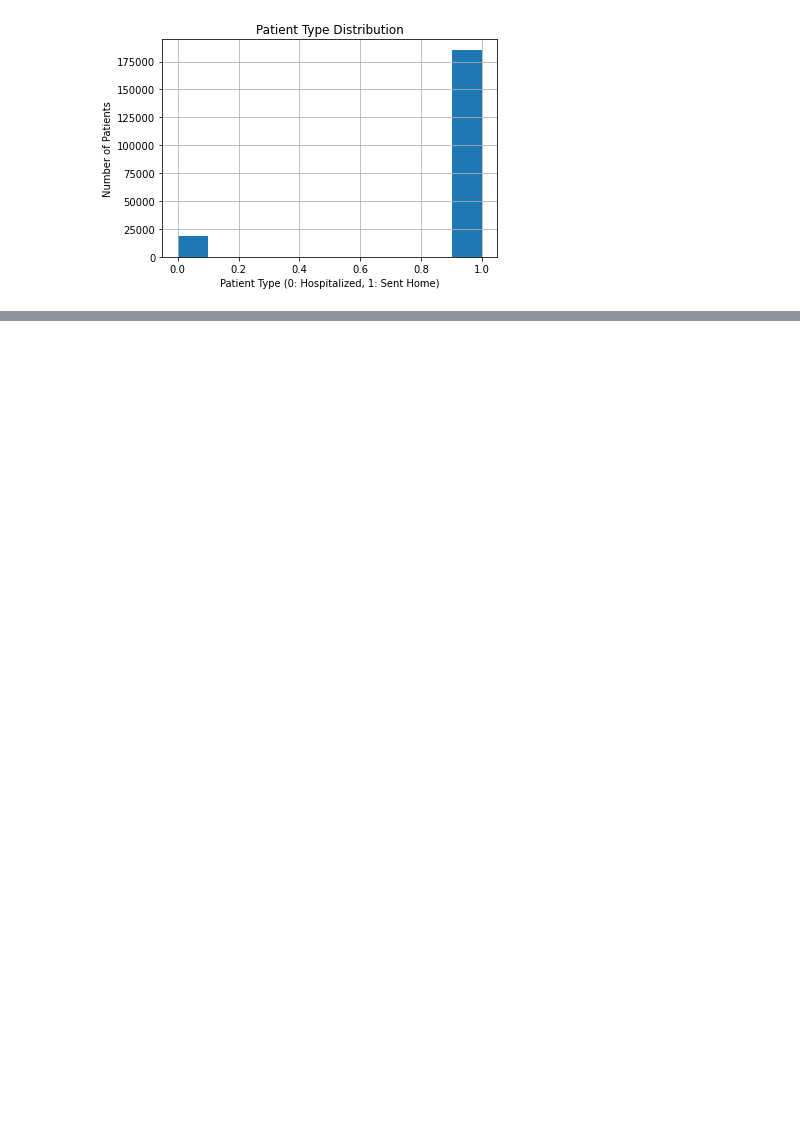
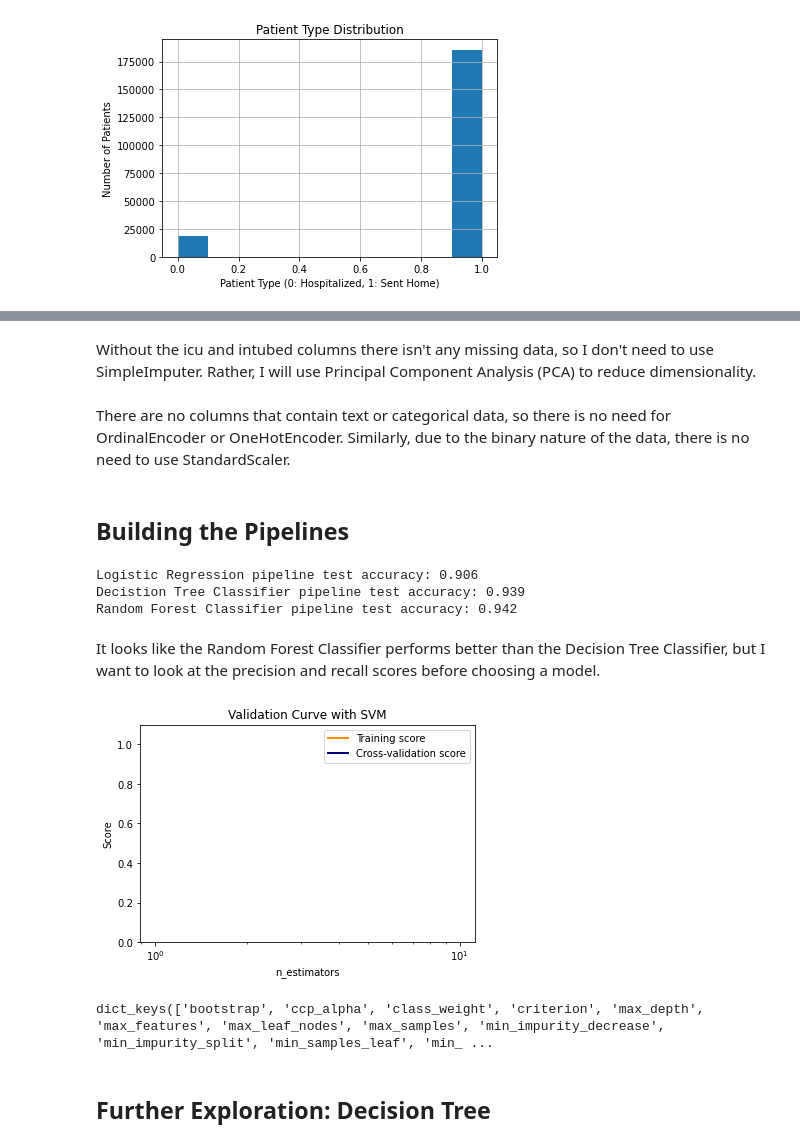
Before and after one commit to MelissaMullenUNH/Melissa-COMP740, a Jupyter notebook: project/project.ipynb, the cells around one changed output, grey strips where cells are left out. Drawn from its saved outputs; the diff is of its cells as text; code cells hidden in the pictures; blank space fills up the shorter version.

```diff
--- a/project/project.ipynb
+++ b/project/project.ipynb
@@ -208,3 +192,0 @@ imputer = SimpleImputer(strategy="median")
-# %%
-imputer.fit(df)
-imputer.statistics_
@@ -260,0 +199,3 @@ There are no columns that contain text or categorical data, so there is no need
+# %%
+df.drop(columns = ['icu', 'intubed'], inplace=True)
+df.columns
@@ -260,0 +231,2 @@ There are no columns that contain text or categorical data, so there is no need
+# %% [markdown]
+Without the icu and intubed columns there isn't any missing data, so I don't need to use SimpleImputer. Rather, I will use Principal Component Analysis (PCA) to reduce dimensionality.
@@ -260,0 +251,4 @@ There are no columns that contain text or categorical data, so there is no need
+# %% [markdown]
+There are no columns that contain text or categorical data, so there is no need for OrdinalEncoder or OneHotEncoder. Similarly, due to the binary nature of the data, there is no need to use StandardScaler.
+# %% [markdown]
+## Building the Pipelines
@@ -260,0 +287,16 @@ There are no columns that contain text or categorical data, so there is no need
+# %%
+pipelines = [lr_pipeline, tree_pipeline, rf_pipeline]
+
+pipe_dict = {0: 'Logistic Regression', 1: 'Decistion Tree Classifier', 2: 'Random Forest Classifier'}
+# %%
+for pipe in pipelines:
+	pipe.fit(train_data, train_labels)
+
+for idx, val in enumerate(pipelines):
+	print('%s pipeline test accuracy: %.3f' % (pipe_dict[idx], val.score(test_data, test_labels)))
+# %% [output]
+Logistic Regression pipeline test accuracy: 0.906
+Decistion Tree Classifier pipeline test accuracy: 0.939
+Random Forest Classifier pipeline test accuracy: 0.942
+# %% [markdown]
+It looks like the Random Forest Classifier performs better than the Decision Tree Classifier, but I want to look at the precision and recall scores before choosing a model.
@@ -260,0 +341,39 @@ There are no columns that contain text or categorical data, so there is no need
+# %%
+import matplotlib.pyplot as plt
+import numpy as np
+from sklearn.model_selection import validation_curve
+
+rfc = RandomForestClassifier()
+
+param_range = np.logspace(1, 250, 2)
+train_scores, test_scores = validation_curve(
+    RandomForestClassifier(), train_data, train_labels, param_name="n_estimators", param_range=param_range,
+    scoring="accuracy", n_jobs=1)
+train_scores_mean = np.mean(train_scores, axis=1)
+train_scores_std = np.std(train_scores, axis=1)
+test_scores_mean = np.mean(test_scores, axis=1)
+test_scores_std = np.std(test_scores, axis=1)
+
+plt.title("Validation Curve with SVM")
+plt.xlabel("n_estimators")
+plt.ylabel("Score")
+plt.ylim(0.0, 1.1)
+lw = 2
+plt.semilogx(param_range, train_scores_mean, label="Training score",
+             color="darkorange", lw=lw)
+plt.fill_between(param_range, train_scores_mean - train_scores_std,
+                 train_scores_mean + train_scores_std, alpha=0.2,
+                 color="darkorange", lw=lw)
+plt.semilogx(param_range, test_scores_mean, label="Cross-validation score",
+             color="navy", lw=lw)
+plt.fill_between(param_range, test_scores_mean - test_scores_std,
+                 test_scores_mean + test_scores_std, alpha=0.2,
+                 color="navy", lw=lw)
+plt.legend(loc="best")
+plt.show()
+# %% [output]
+[figure, added]
+# %%
+rfc.get_params().keys()
+# %% [output]
+dict_keys(['bootstrap', 'ccp_alpha', 'class_weight', 'criterion', 'max_depth', 'max_features', 'max_leaf_nodes', 'max_samples', 'min_impurity_decrease', 'min_impurity_split', 'min_samples_leaf', 'min_ ...
@@ -260,0 +398,2 @@ There are no columns that contain text or categorical data, so there is no need
+# %% [markdown]
+## Further Exploration: Decision Tree
```
Also changed, not shown: parts of 61 cells of this notebook, 2 other files.
